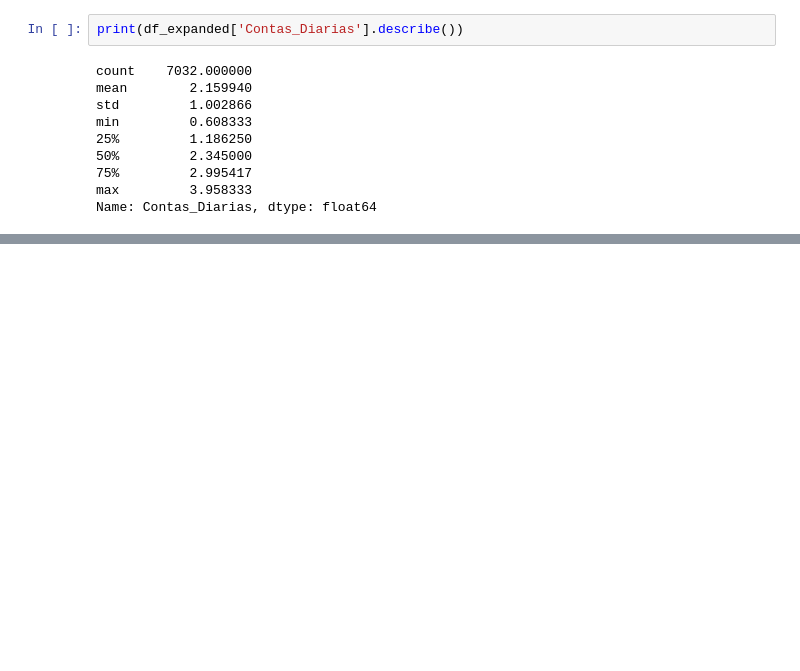
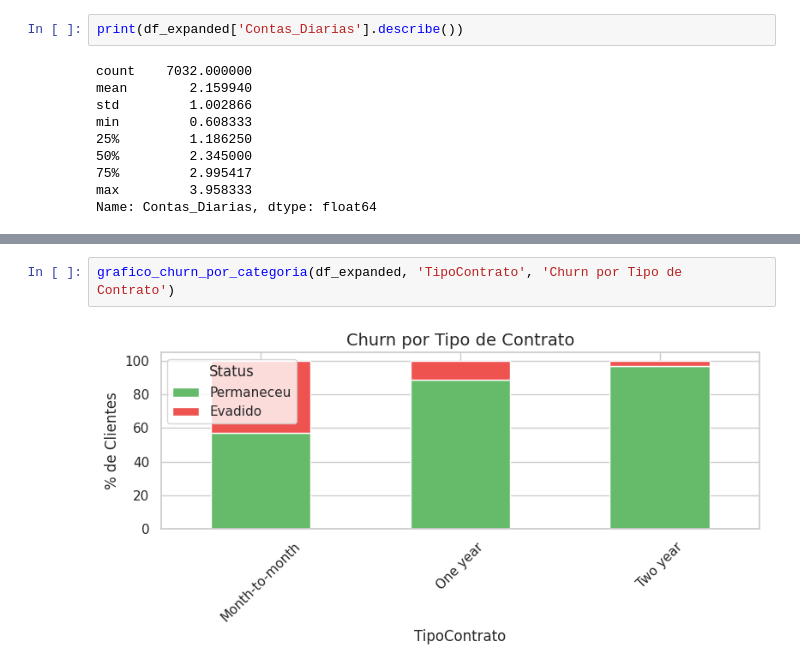
Before and after one commit to GeisilaCosta/challengeTelecomX, a Jupyter notebook: Telecom.ipynb, the cells around one changed output, grey strips where cells are left out. Drawn from its saved outputs; the diff is of its cells as text; blank space fills up the shorter version.

```diff
--- a/Telecom.ipynb
+++ b/Telecom.ipynb
@@ -426,0 +569,4 @@ Valores nulos em Contas_Diarias: 0
+# %%
+grafico_churn_por_categoria(df_expanded, 'TipoContrato', 'Churn por Tipo de Contrato')
+# %% [output]
+[figure, added]
```
Also changed, not shown: parts of 23 cells of this notebook.
